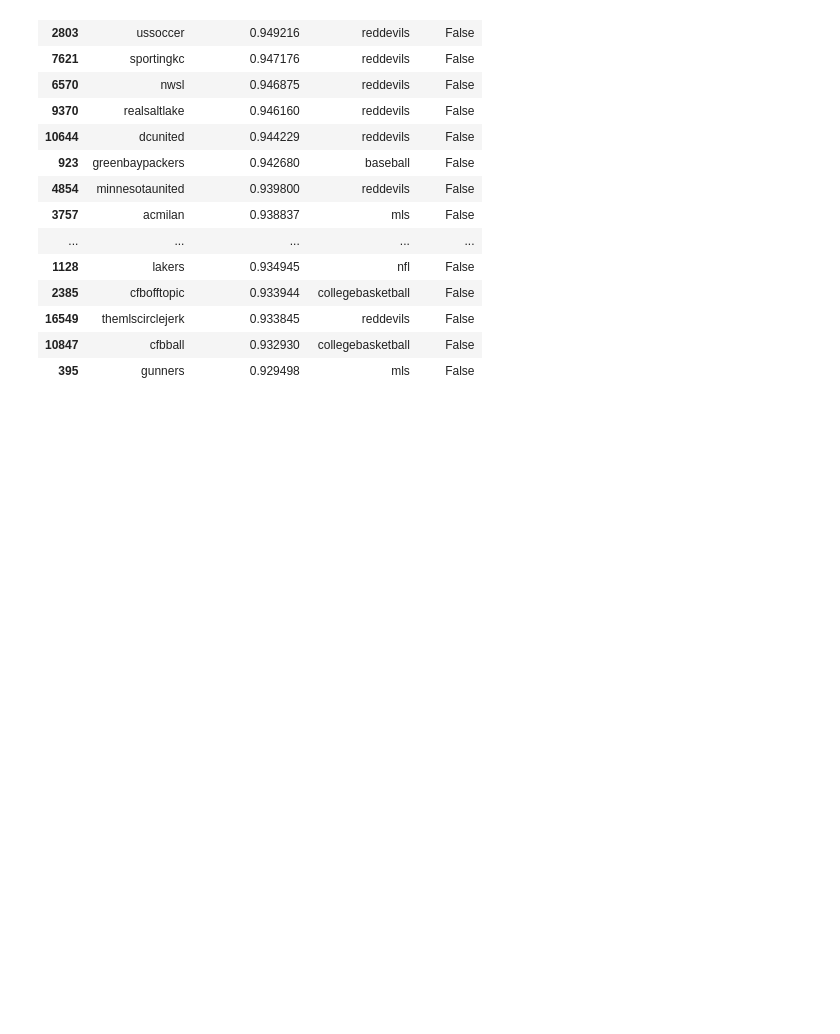
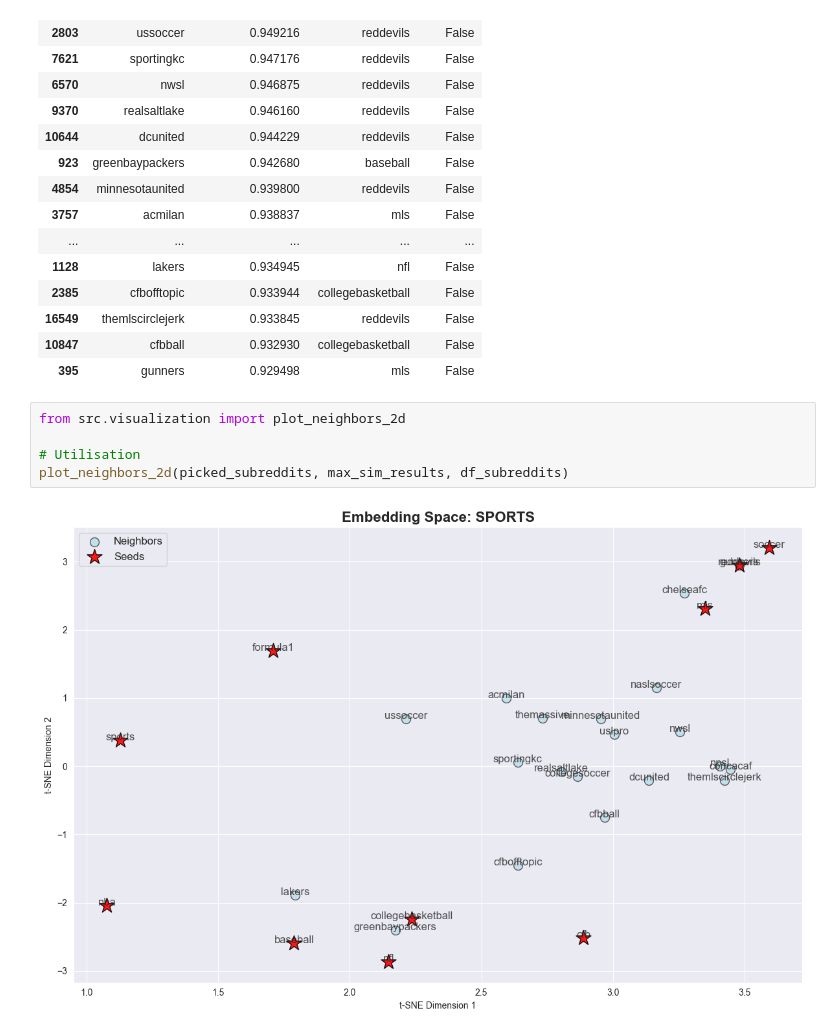
Before and after one commit to l0uisgrange/ada-2025-project, a Jupyter notebook: results.ipynb, the cells around one changed output. Saved outputs shown, nothing was run; the diff lists cells and outputs as text; blank space fills up the shorter version.

Commit message:
results.ipynb ready for P2.

```diff
--- a/results.ipynb
+++ b/results.ipynb
@@ -372,3 +364,10 @@ max_sim_results
 | 16549 | themlscirclejerk | 0.933845 | reddevils | False |
 | 10847 | cfbball | 0.932930 | collegebasketball | False |
 | 395 | gunners | 0.929498 | mls | False |
+# %%
+from src.visualization import plot_neighbors_2d
+
+# Utilisation
+plot_neighbors_2d(picked_subreddits, max_sim_results, df_subreddits)
+# %% [output]
+[figure, added]
```
Also changed, not shown: parts of 5 cells of this notebook, 1 other file.
